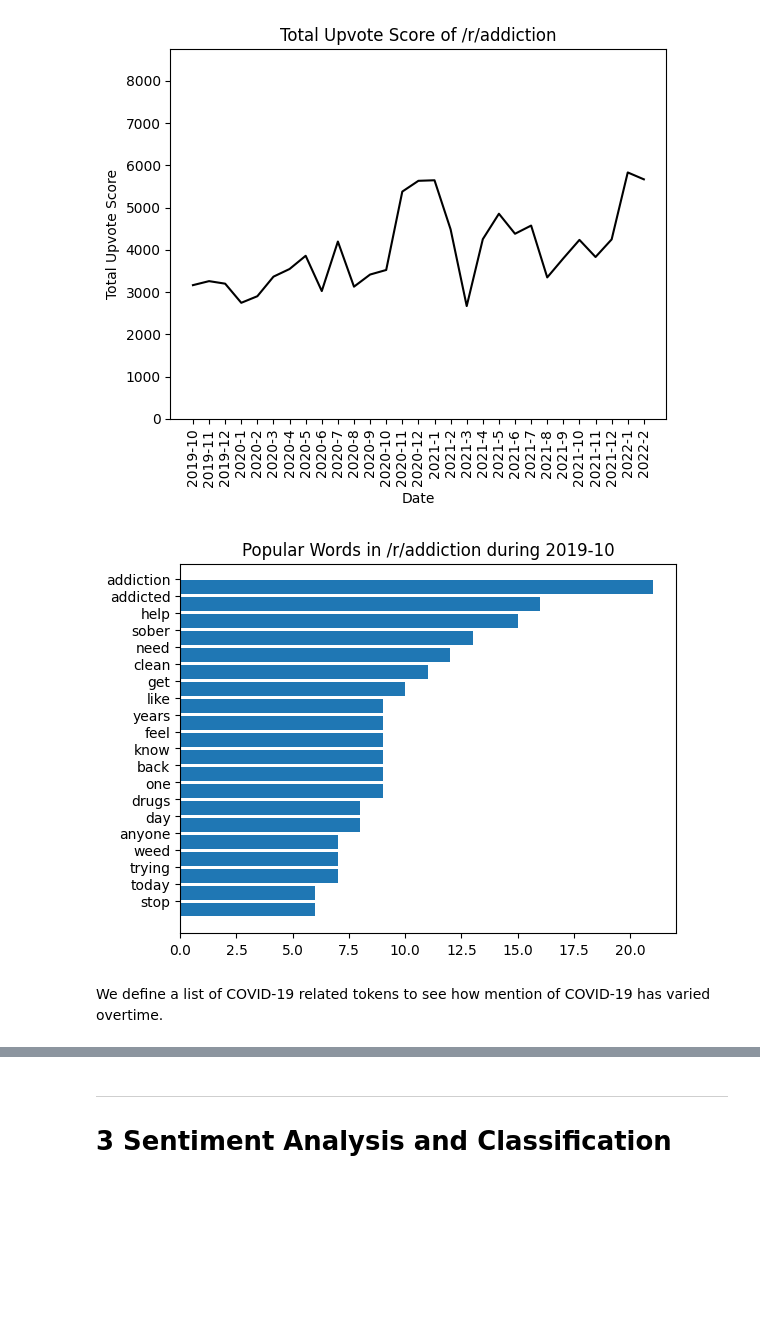
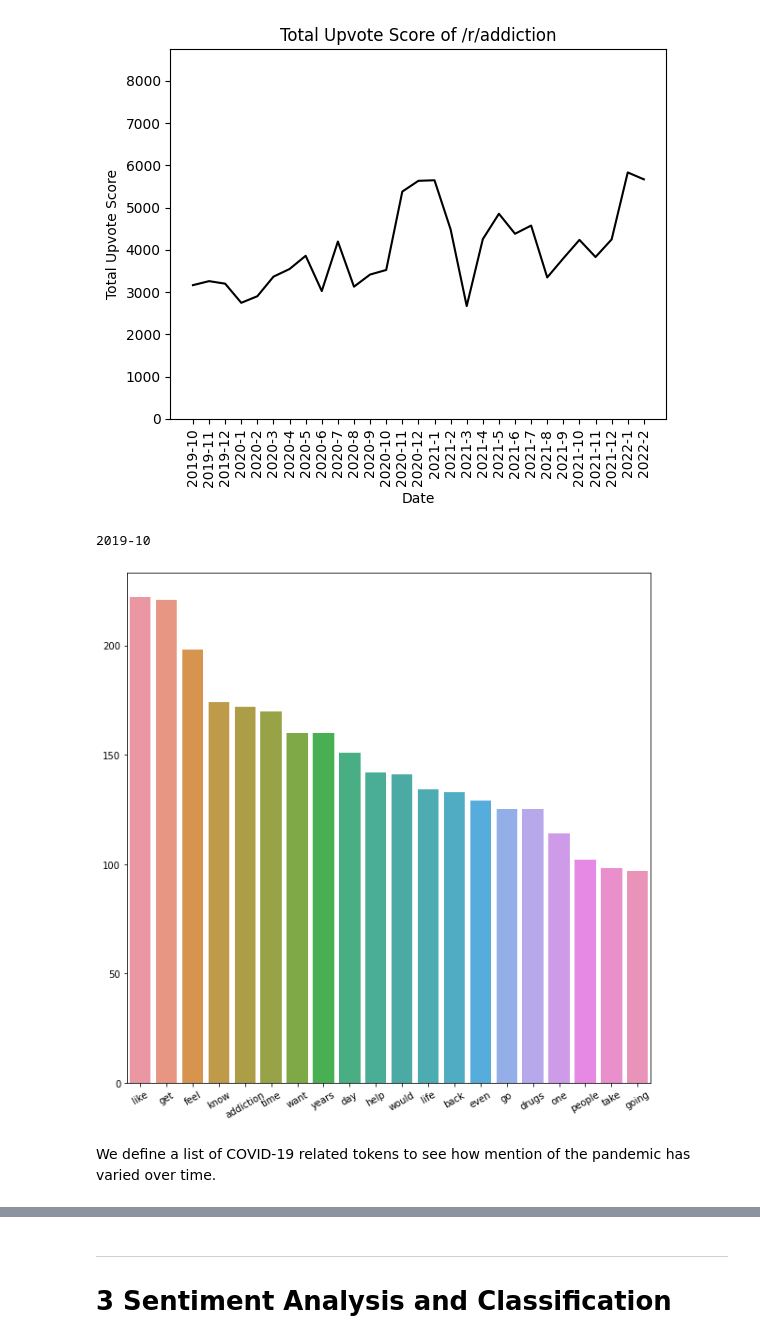
Before and after one commit to zeyad-mansour/reddit-sentiment-analysis, a Jupyter notebook: notebook.ipynb, the cells around one changed output, grey strips where cells are left out. Saved outputs shown, nothing was run; the diff lists cells and outputs as text; code cells hidden in the pictures; blank space fills up the shorter version.

```diff
--- a/notebook.ipynb
+++ b/notebook.ipynb
@@ -194,6 +195,7 @@ Posts that were deleted, or contain little to no data, are still part of our dat
 # %%
 #Delete the posts that were either deleted or removed
 deleted_keywords = ["deleted", "removed"]
+data_metrics = {"num_posts":0}
 
 for subreddit in subreddits:
     for date in iter_months(start_year, start_month, end_year, end_month):
@@ -208,8 +210,10 @@ for subreddit in subreddits:
         df = df.drop(labels=indicies_to_delete, axis=0)
         df = df.reset_index()
         df = df.drop(labels="index", axis=1)
+        data_metrics["num_posts"] += len(df)
         df.to_csv(filename, index=False)
 
 print("Finished removing the posts that were either deleted or removed.")
+print(f"Data metrics: {data_metrics}")
 # %% [output]
 Finished removing the posts that were either deleted or removed.
@@ -267,29 +272,51 @@ for subreddit in ["addiction"]:
 # %% [output]
 [figure]
 # %%
-stopwords_set = stopwords.words('english')
+from nltk.tokenize import RegexpTokenizer
+from nltk.tokenize import word_tokenize
+from nltk.probability import FreqDist
 
-def wordBarGraph(df,column,title):
-    topic_words = [ z.lower() for y in
-                       [ x.split() for x in df[column] if isinstance(x, str)]
-                       for z in y]
-    word_count_dict = dict(Counter(topic_words))
-    popular_words = sorted(word_count_dict, key = word_count_dict.get, reverse = True)
-    popular_words_nonstop = [w for w in popular_words if w not in stopwords_set and w.isalnum()]
-    plt.barh(range(20), [word_count_dict[w] for w in reversed(popular_words_nonstop[0:20])])
-    plt.yticks([x + 0.5 for x in range(20)], reversed(popular_words_nonstop[0:20]))
-    plt.title(title)
-    plt.show()
+
+#Remove punctuation
+tokenizer = RegexpTokenizer(r'\w+')
+
+stopwords_set = set(stopwords.words('english'))
 
 #Only plot one subreddit since this is for demonstration
 for subreddit in ["addiction"]:
     #Only plot one month since this is for demonstration
     for date in iter_months(start_year, start_month, start_year, start_month):
+        print(f'{date["year"]}-{date["month"]}')
         df = pd.read_csv(f'data/{subreddit}/{subreddit}_{date["year"]}-{date["month"]}.csv')
-        plt.figure()
-        wordBarGraph(df,'Title',f"Popular Words in /r/{subreddit} during {date['year']}-{date['month']}")
+        filtered_words = list()
+        for title, body in zip(df.Title, df.Body):
+            text = f'{title}. {body}'
+            text = tokenizer.tokenize(text)
+            text = ' '.join(word for word in text)
+            tokenized_words = [word.lower() for word in word_tokenize(text)]
+
+
+            #Remove all stopwords
+            for word in tokenized_words:
+                if word not in stopwords_set:
+                    filtered_words.append(word)
+
+        fdist = FreqDist(filtered_words)
+        most_common = fdist.most_common(20)
+        #display(most_common)
+        ## Conversion to Pandas series via Python Dictionary for easier plotting
+        most_common = pd.Series(dict(most_common))
+
+        ## Setting figure, ax into variables
+        fig, ax = plt.subplots(figsize=(10,10))
+
+        ## Seaborn plotting using Pandas attributes + xtick rotation for ease of viewing
+        all_plot = seaborn.barplot(x=most_common.index, y=most_common.values, ax=ax)
+        plt.xticks(rotation=30);
+        plt.show()
 # %% [output]
+2019-10
-[figure, old version]
+[figure, new version]
 # %% [markdown]
-We define a list of COVID-19 related tokens to see how mention of COVID-19 has varied overtime.
+We define a list of COVID-19 related tokens to see how mention of the pandemic has varied over time.
 # %%
```
Also changed, not shown: parts of 12 cells of this notebook, 1 other file.
